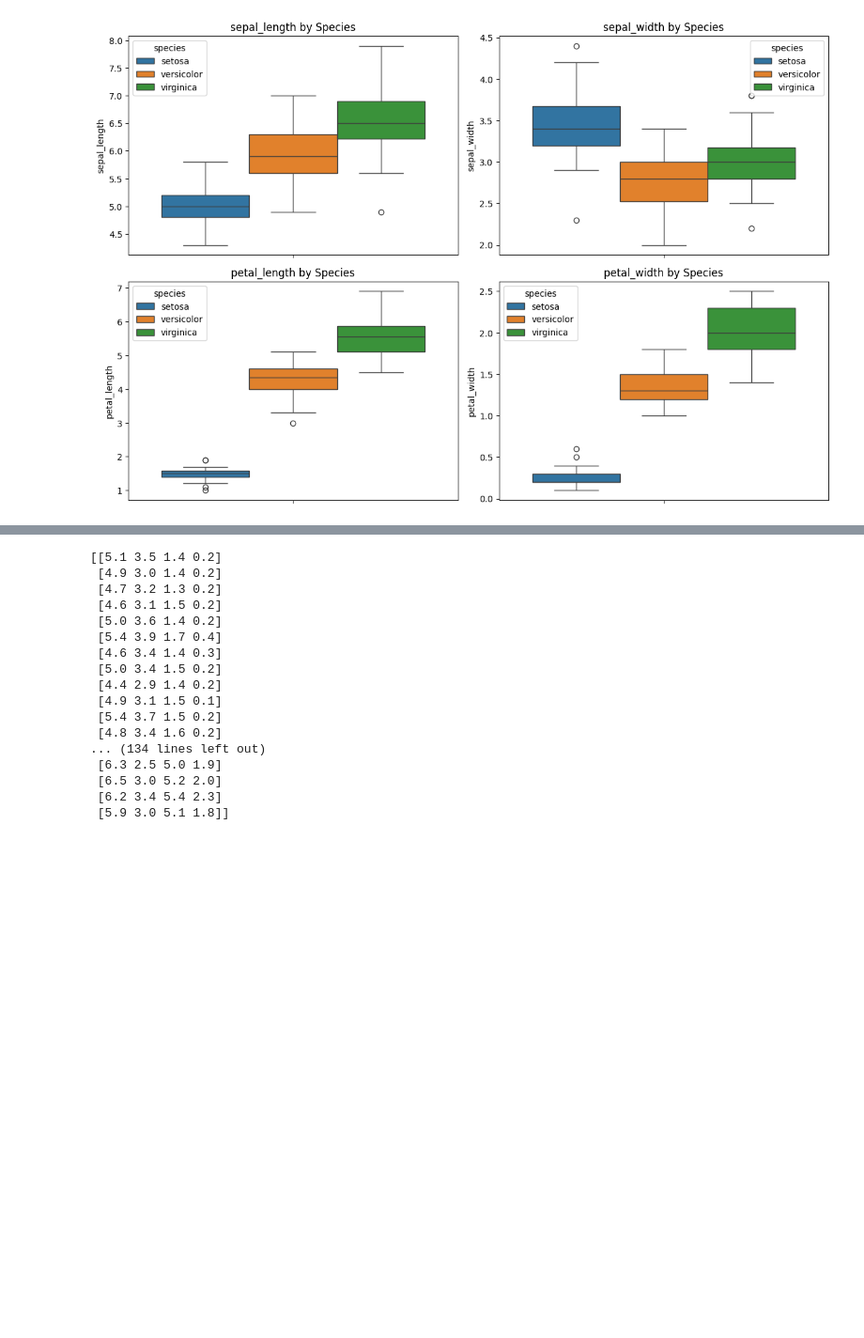
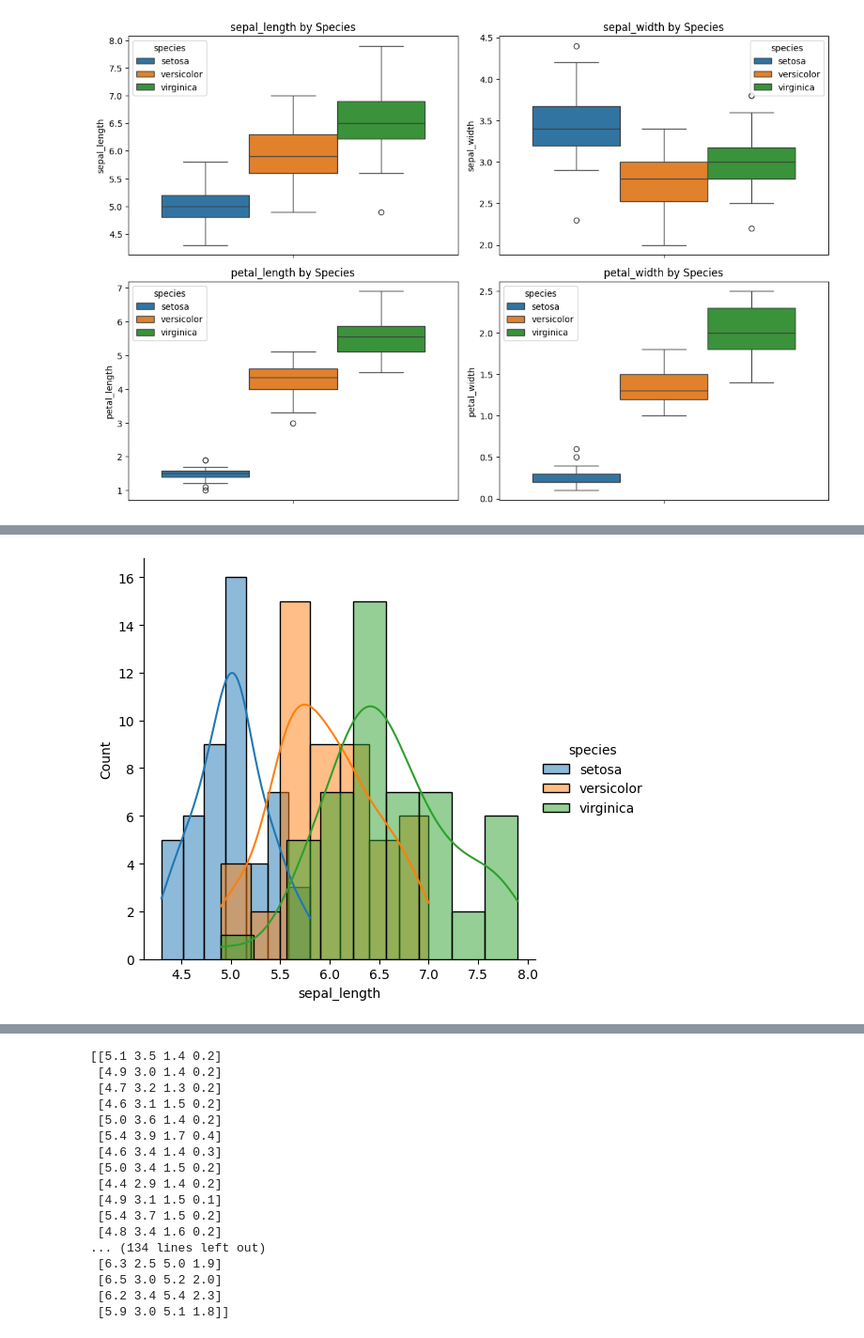
Before and after one commit to nicolasf96/Data-Science-Projects, a Jupyter notebook: Iris Flower Classification/iris.ipynb, the cells around one changed output, grey strips where cells are left out. Shown at 94% size. Saved outputs shown, nothing was run; the diff lists cells and outputs as text; code cells hidden in the pictures; blank space fills up the shorter version.

```diff
--- a/Iris Flower Classification/iris.ipynb
+++ b/Iris Flower Classification/iris.ipynb
@@ -134,0 +146,7 @@ plt.show()
+# %%
+g = sns.FacetGrid(df,hue='species',height=5)
+g.map(sns.histplot,'sepal_length',kde=True)
+g.add_legend()
+plt.show()
+# %% [output]
+[figure, added]
```
Also changed, not shown: parts of 23 cells of this notebook, 1 other file.
